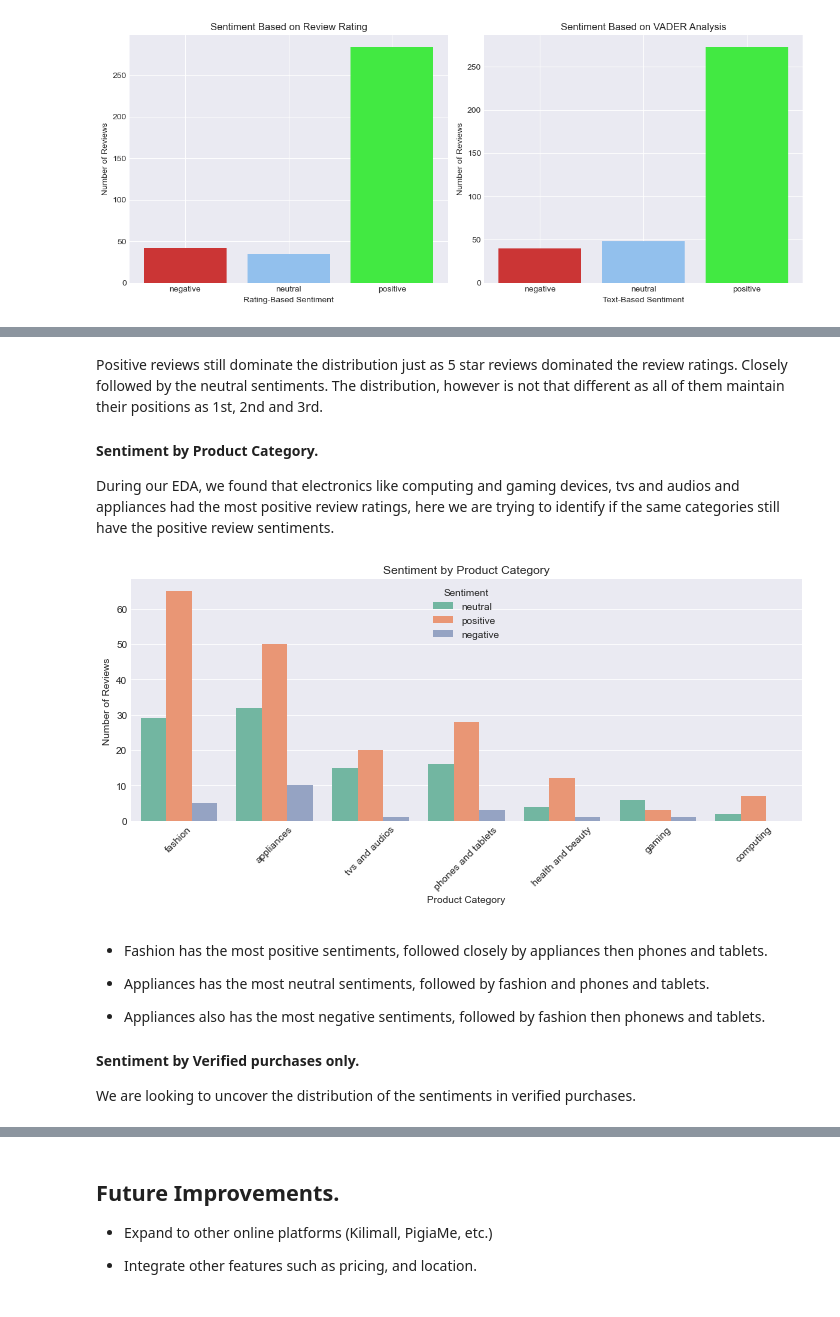
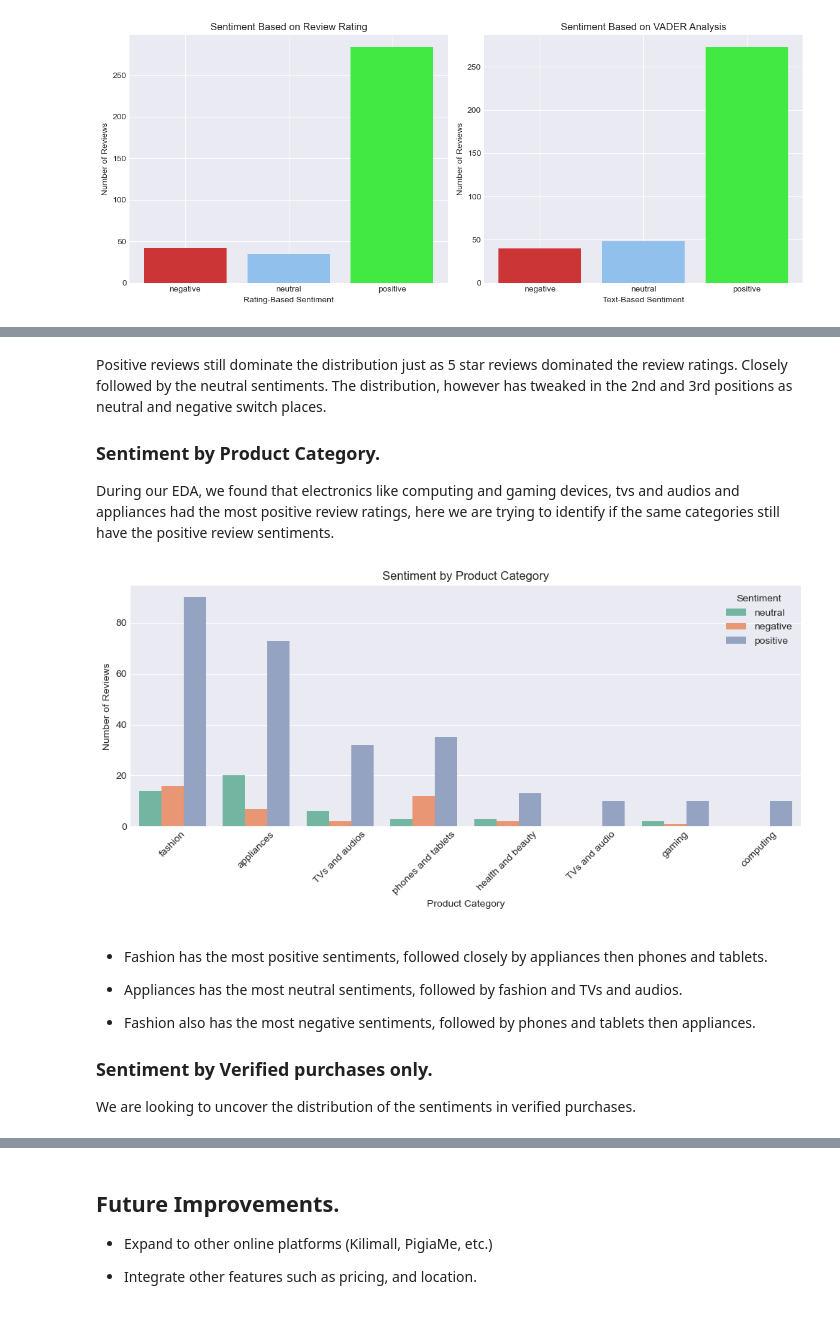
Before and after one commit to Assesa44/Kenya-Ecommerce-Reviews, a Jupyter notebook: Notebooks/analysis.ipynb, the cells around one changed output, grey strips where cells are left out. Drawn from its saved outputs; the diff is of its cells as text; code cells hidden in the pictures.

```diff
--- a/Notebooks/analysis.ipynb
+++ b/Notebooks/analysis.ipynb
@@ -769,28 +784,28 @@ plt.show()
 # %% [markdown]
-Positive reviews still dominate the distribution just as 5 star reviews dominated the review ratings. Closely followed by the neutral sentiments. The distribution, however is not that different as all of them maintain their positions as 1st, 2nd and 3rd.
+Positive reviews still dominate the distribution just as 5 star reviews dominated the review ratings. Closely followed by the neutral sentiments. The distribution, however has tweaked in the 2nd and 3rd positions as neutral and negative switch places.
 
-#### Sentiment by Product Category.
+### Sentiment by Product Category.
 During our EDA, we found that electronics like computing and gaming devices, tvs and audios and appliances had the most positive review ratings, here we are trying to identify if the same categories still have the positive review sentiments.
 # %%
 # Plot Sentiment by Product Category.
 plt.figure(figsize=(10,5))
-sns.countplot(data= reviews, x='category', hue= 'sentiment', palette='Set2')
+sns.countplot(data= vader_data, x='category', hue= 'vader_sentiment', palette='Set2')
 plt.title('Sentiment by Product Category')
 plt.xlabel('Product Category')
 plt.ylabel('Number of Reviews')
 plt.xticks(rotation= 45)
 plt.legend(title= 'Sentiment')
 plt.tight_layout()
 plt.show()
 # %% [output]
-[figure, old version]
+[figure, new version]
 # %% [markdown]
 - Fashion has the most positive sentiments, followed closely by appliances then phones and tablets.
 
-- Appliances has the most neutral sentiments, followed by fashion and phones and tablets.
+- Appliances has the most neutral sentiments, followed by fashion and TVs and audios.
 
-- Appliances also has the most negative sentiments, followed by fashion then phonews and tablets.
+- Fashion also has the most negative sentiments, followed by  phones and tablets then appliances.
 
-#### Sentiment by Verified purchases only.
+### Sentiment by Verified purchases only.
 We are looking to uncover the distribution of the sentiments in verified purchases.
 # %%
```
Also changed, not shown: parts of 23 cells of this notebook.
